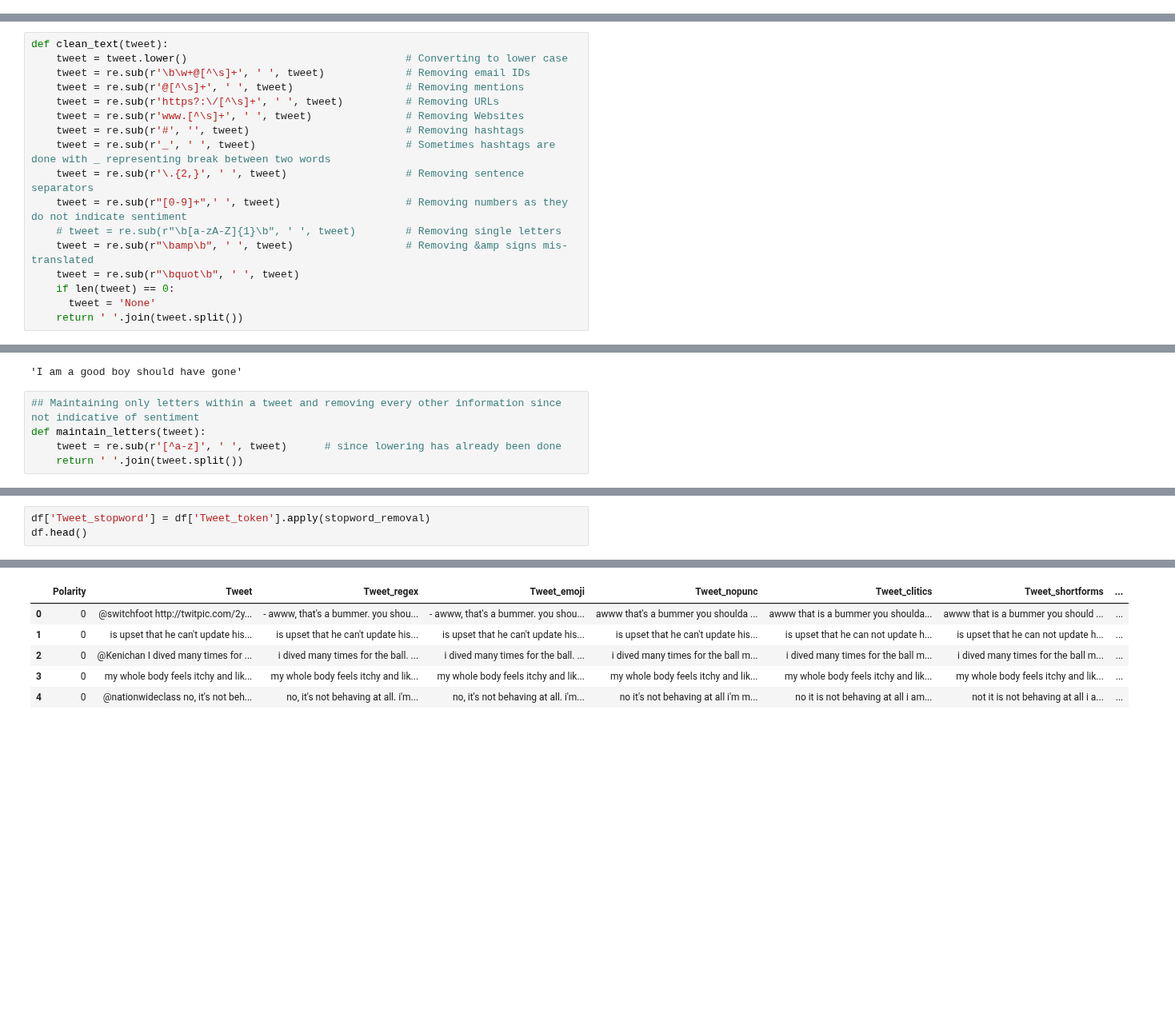
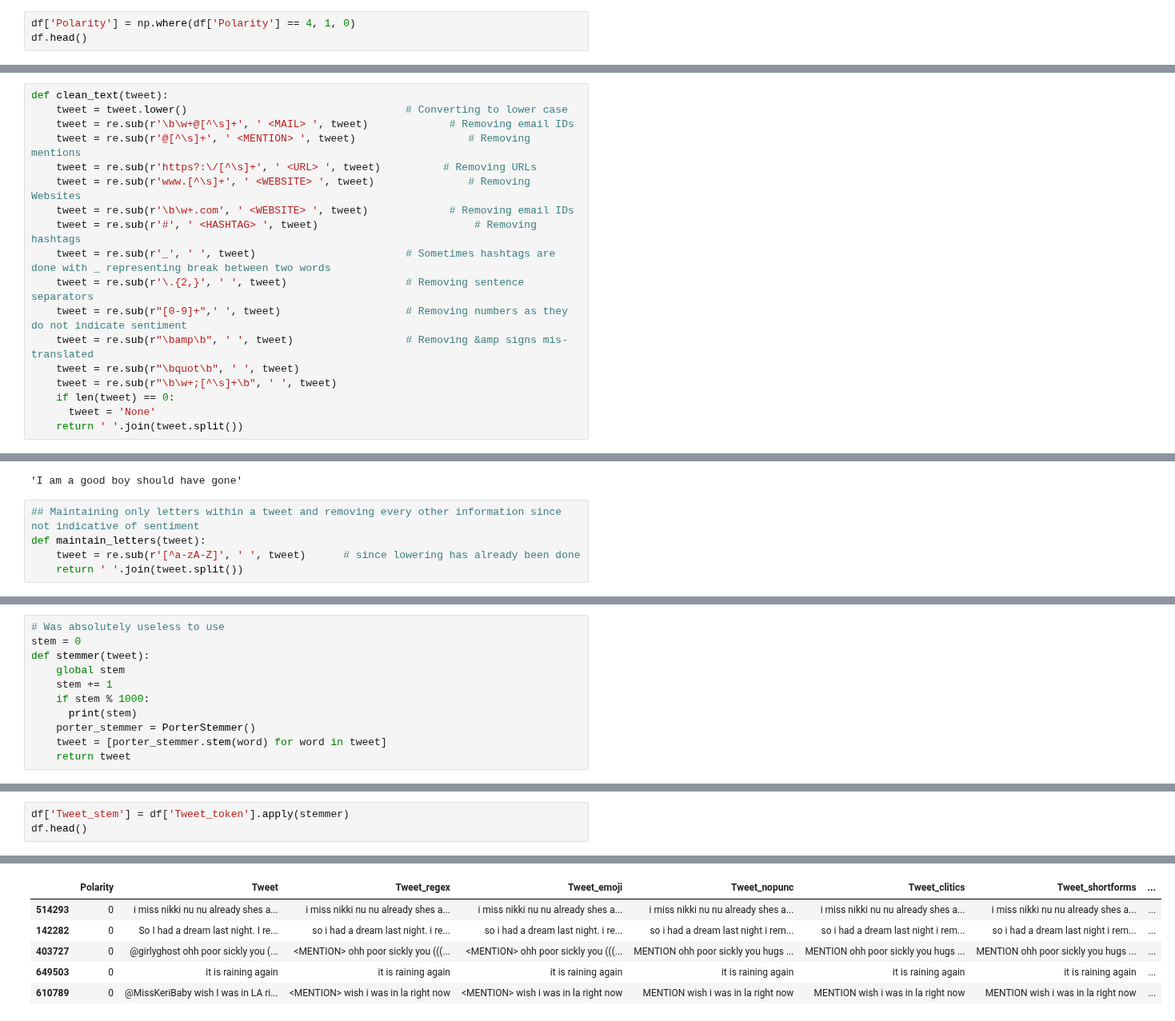
Before and after one commit to rachit-0032/col772, a Jupyter notebook: A2 - Twitter Sentiment Mining/submission.ipynb, the cells around one changed output, grey strips where cells are left out. Shown at 80% size. Cells and saved outputs as stored; diff of their text form; blank space fills up the shorter version.

```diff
--- a/A2 - Twitter Sentiment Mining/submission.ipynb
+++ b/A2 - Twitter Sentiment Mining/submission.ipynb
@@ -70,0 +72,3 @@ df.head()
+# %%
+df['Polarity'] = np.where(df['Polarity'] == 4, 1, 0)
+df.head()
@@ -73,17 +123,18 @@ df.head()
 # %%
 def clean_text(tweet):
     tweet = tweet.lower()                                   # Converting to lower case
-    tweet = re.sub(r'\b\w+@[^\s]+', ' ', tweet)             # Removing email IDs
-    tweet = re.sub(r'@[^\s]+', ' ', tweet)                  # Removing mentions
-    tweet = re.sub(r'https?:\/[^\s]+', ' ', tweet)          # Removing URLs
-    tweet = re.sub(r'www.[^\s]+', ' ', tweet)               # Removing Websites
-    tweet = re.sub(r'#', '', tweet)                         # Removing hashtags
+    tweet = re.sub(r'\b\w+@[^\s]+', ' <MAIL> ', tweet)             # Removing email IDs
+    tweet = re.sub(r'@[^\s]+', ' <MENTION> ', tweet)                  # Removing mentions
+    tweet = re.sub(r'https?:\/[^\s]+', ' <URL> ', tweet)          # Removing URLs
+    tweet = re.sub(r'www.[^\s]+', ' <WEBSITE> ', tweet)               # Removing Websites
+    tweet = re.sub(r'\b\w+.com', ' <WEBSITE> ', tweet)             # Removing email IDs
+    tweet = re.sub(r'#', ' <HASHTAG> ', tweet)                         # Removing hashtags
     tweet = re.sub(r'_', ' ', tweet)                        # Sometimes hashtags are done with _ representing break between two words
     tweet = re.sub(r'\.{2,}', ' ', tweet)                   # Removing sentence separators
     tweet = re.sub(r"[0-9]+",' ', tweet)                    # Removing numbers as they do not indicate sentiment
-    # tweet = re.sub(r"\b[a-zA-Z]{1}\b", ' ', tweet)        # Removing single letters
     tweet = re.sub(r"\bamp\b", ' ', tweet)                  # Removing &amp signs mis-translated
     tweet = re.sub(r"\bquot\b", ' ', tweet)
+    tweet = re.sub(r"\b\w+;[^\s]+\b", ' ', tweet)
     if len(tweet) == 0:
       tweet = 'None'
     return ' '.join(tweet.split())
@@ -200,7 +263,7 @@ handle_shortforms('I am a good boy shoulda gone')
 # %%
 ## Maintaining only letters within a tweet and removing every other information since not indicative of sentiment
 def maintain_letters(tweet):
-    tweet = re.sub(r'[^a-z]', ' ', tweet)      # since lowering has already been done
+    tweet = re.sub(r'[^a-zA-Z]', ' ', tweet)      # since lowering has already been done
     return ' '.join(tweet.split())
 # %%
 maintain_letters('i am a good boy. hero is @terohja 909')
@@ -358,0 +409,11 @@ See the caveats in the documentation: https://pandas.pydata.org/pandas-docs/stab
+# %%
+# Was absolutely useless to use
+stem = 0
+def stemmer(tweet):
+    global stem
+    stem += 1
+    if stem % 1000:
+      print(stem)
+    porter_stemmer = PorterStemmer()
+    tweet = [porter_stemmer.stem(word) for word in tweet]
+    return tweet
@@ -359,4 +425,4 @@ See the caveats in the documentation: https://pandas.pydata.org/pandas-docs/stab
 # %%
-df['Tweet_stopword'] = df['Tweet_token'].apply(stopword_removal)
+df['Tweet_stem'] = df['Tweet_token'].apply(stemmer)
 df.head()
 # %% [output]
@@ -368,6 +446,6 @@ See the caveats in the documentation: https://pandas.pydata.org/pandas-docs/stab
 |  | Polarity | Tweet | Tweet_regex | Tweet_emoji | Tweet_nopunc | Tweet_clitics | Tweet_shortforms | ... |
-| 0 | 0 | @switchfoot http://twitpic.com/2y... | - awww, that's a bummer. you shou... | - awww, that's a bummer. you shou... | awww that's a bummer you shoulda ... | awww that is a bummer you shoulda... | awww that is a bummer you should ... | ... |
-| 1 | 0 | is upset that he can't update his... | is upset that he can't update his... | is upset that he can't update his... | is upset that he can't update his... | is upset that he can not update h... | is upset that he can not update h... | ... |
-| 2 | 0 | @Kenichan I dived many times for ... | i dived many times for the ball. ... | i dived many times for the ball. ... | i dived many times for the ball m... | i dived many times for the ball m... | i dived many times for the ball m... | ... |
-| 3 | 0 | my whole body feels itchy and lik... | my whole body feels itchy and lik... | my whole body feels itchy and lik... | my whole body feels itchy and lik... | my whole body feels itchy and lik... | my whole body feels itchy and lik... | ... |
-| 4 | 0 | @nationwideclass no, it's not beh... | no, it's not behaving at all. i'm... | no, it's not behaving at all. i'm... | no it's not behaving at all i'm m... | no it is not behaving at all i am... | not it is not behaving at all i a... | ... |
+| 514293 | 0 | i miss nikki nu nu already shes a... | i miss nikki nu nu already shes a... | i miss nikki nu nu already shes a... | i miss nikki nu nu already shes a... | i miss nikki nu nu already shes a... | i miss nikki nu nu already shes a... | ... |
+| 142282 | 0 | So I had a dream last night. I re... | so i had a dream last night. i re... | so i had a dream last night. i re... | so i had a dream last night i rem... | so i had a dream last night i rem... | so i had a dream last night i rem... | ... |
+| 403727 | 0 | @girlyghost ohh poor sickly you (... | <MENTION> ohh poor sickly you (((... | <MENTION> ohh poor sickly you (((... | MENTION ohh poor sickly you hugs ... | MENTION ohh poor sickly you hugs ... | MENTION ohh poor sickly you hugs ... | ... |
+| 649503 | 0 | it is raining again | it is raining again | it is raining again | it is raining again | it is raining again | it is raining again | ... |
+| 610789 | 0 | @MissKeriBaby wish I was in LA ri... | <MENTION> wish i was in la right now | <MENTION> wish i was in la right now | MENTION wish i was in la right now | MENTION wish i was in la right now | MENTION wish i was in la right now | ... |
```
Also changed, not shown: parts of 113 cells of this notebook.
